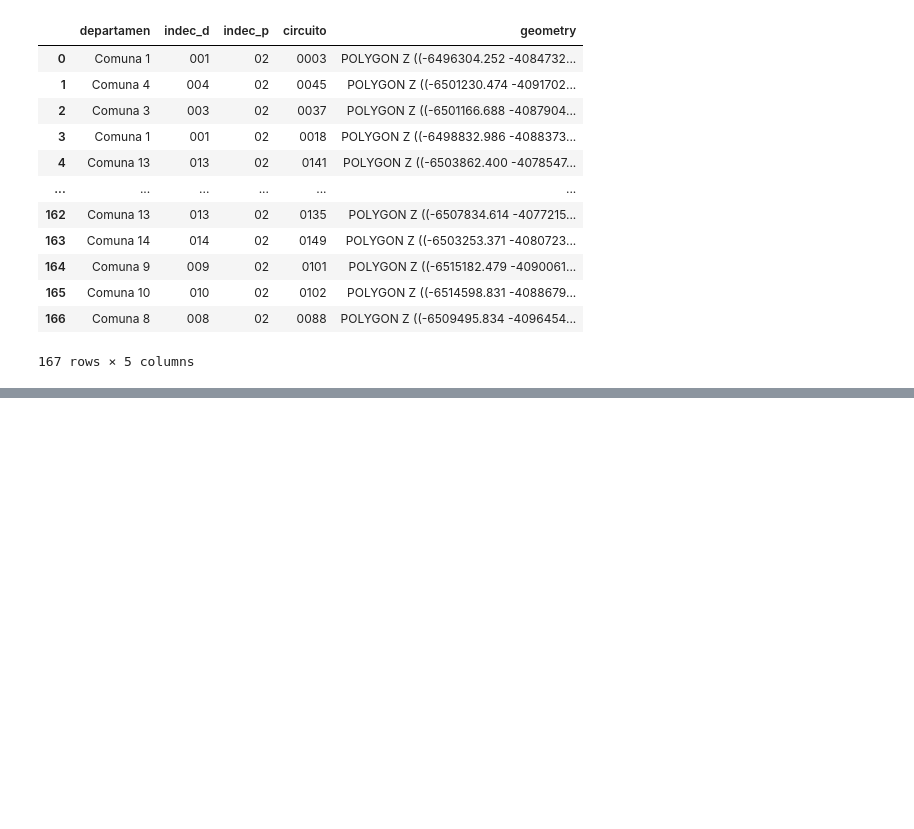
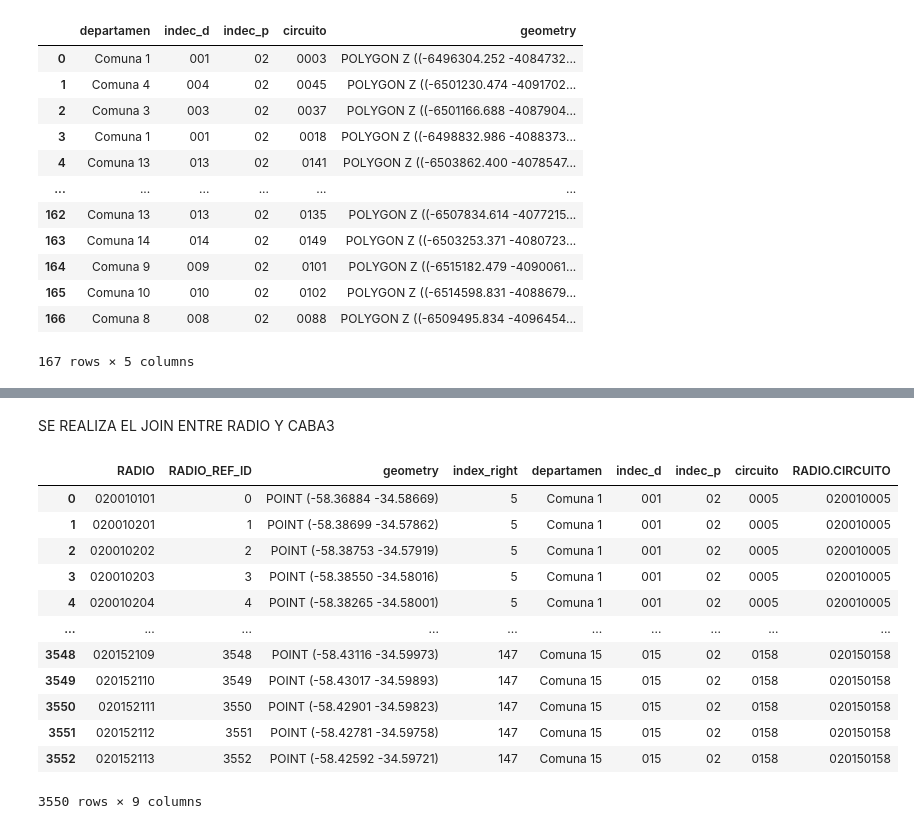
Before and after one commit to JocMB/MET4OP---Trabajo-Final, a Jupyter notebook: RadioCircuito.ipynb, the cells around one changed output, grey strips where cells are left out. Drawn from its saved outputs; the diff is of its cells as text; code cells hidden in the pictures; blank space fills up the shorter version.

```diff
--- a/RadioCircuito.ipynb
+++ b/RadioCircuito.ipynb
@@ -140,0 +217,19 @@ HAY QUE AGREGAR LA COLUMNA DE ESTE DF AL OTRO
+# %% [markdown]
+SE REALIZA EL JOIN ENTRE RADIO Y CABA3
+# %%
+spatial_join = radios.sjoin(caba3, how="inner")
+spatial_join
+# %% [output]
+|  | RADIO | RADIO_REF_ID | geometry | index_right | departamen | indec_d | indec_p | circuito | RADIO.CIRCUITO |
+| 0 | 020010101 | 0 | POINT (-58.36884 -34.58669) | 5 | Comuna 1 | 001 | 02 | 0005 | 020010005 |
+| 1 | 020010201 | 1 | POINT (-58.38699 -34.57862) | 5 | Comuna 1 | 001 | 02 | 0005 | 020010005 |
+| 2 | 020010202 | 2 | POINT (-58.38753 -34.57919) | 5 | Comuna 1 | 001 | 02 | 0005 | 020010005 |
+| 3 | 020010203 | 3 | POINT (-58.38550 -34.58016) | 5 | Comuna 1 | 001 | 02 | 0005 | 020010005 |
+| 4 | 020010204 | 4 | POINT (-58.38265 -34.58001) | 5 | Comuna 1 | 001 | 02 | 0005 | 020010005 |
+| ... | ... | ... | ... | ... | ... | ... | ... | ... | ... |
+| 3548 | 020152109 | 3548 | POINT (-58.43116 -34.59973) | 147 | Comuna 15 | 015 | 02 | 0158 | 020150158 |
+| 3549 | 020152110 | 3549 | POINT (-58.43017 -34.59893) | 147 | Comuna 15 | 015 | 02 | 0158 | 020150158 |
+| 3550 | 020152111 | 3550 | POINT (-58.42901 -34.59823) | 147 | Comuna 15 | 015 | 02 | 0158 | 020150158 |
+| 3551 | 020152112 | 3551 | POINT (-58.42781 -34.59758) | 147 | Comuna 15 | 015 | 02 | 0158 | 020150158 |
+| 3552 | 020152113 | 3552 | POINT (-58.42592 -34.59721) | 147 | Comuna 15 | 015 | 02 | 0158 | 020150158 |
+3550 rows × 9 columns
```
Also changed, not shown: parts of 16 cells of this notebook.
